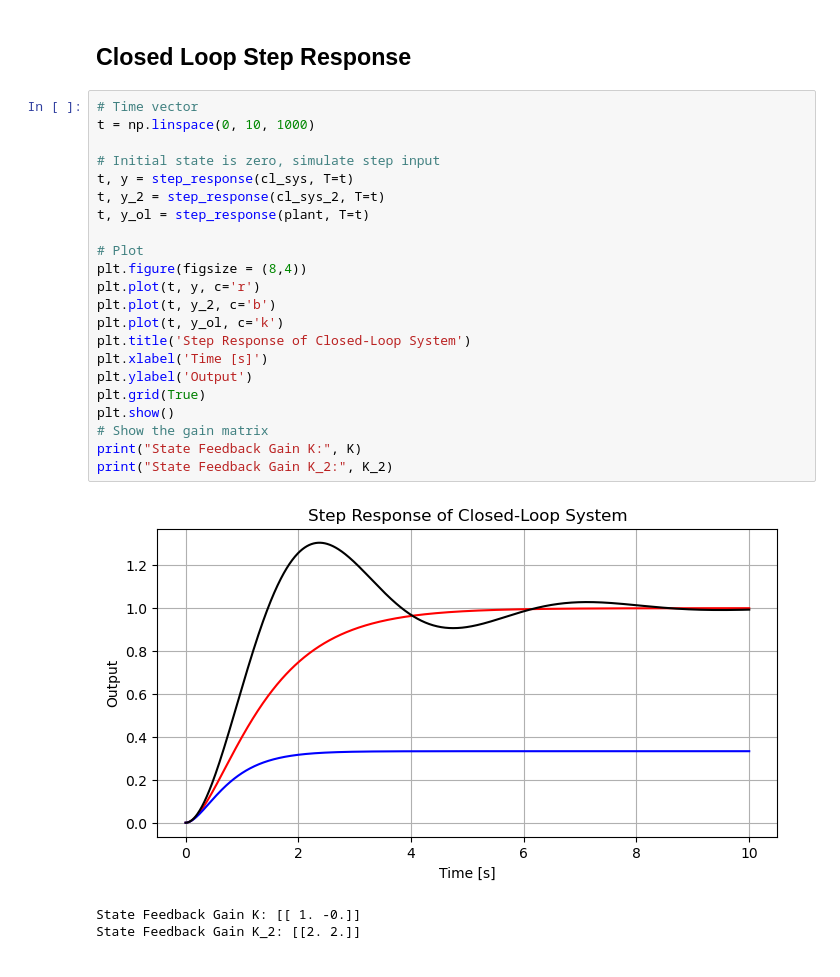
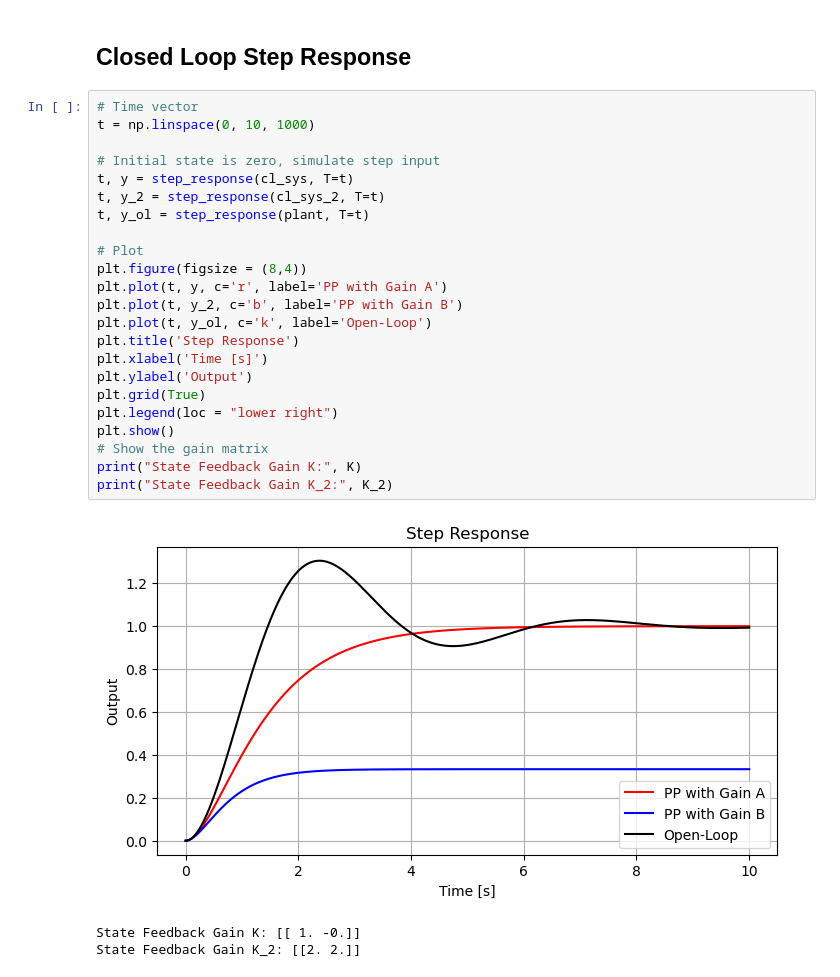
Before and after one commit to guidosassaroli/controlbasics, a Jupyter notebook: Examples/PolePlacement.ipynb, the cells around one changed output. Drawn from its saved outputs; the diff is of its cells as text.

```diff
--- a/Examples/PolePlacement.ipynb
+++ b/Examples/PolePlacement.ipynb
@@ -40,26 +43,27 @@ cl_sys_2 = ss(A_cl_2, B, C, D)
 # %%
 # Time vector
 t = np.linspace(0, 10, 1000)
 
 # Initial state is zero, simulate step input
 t, y = step_response(cl_sys, T=t)
 t, y_2 = step_response(cl_sys_2, T=t)
 t, y_ol = step_response(plant, T=t)
 
 # Plot
 plt.figure(figsize = (8,4))
-plt.plot(t, y, c='r')
-plt.plot(t, y_2, c='b')
-plt.plot(t, y_ol, c='k')
-plt.title('Step Response of Closed-Loop System')
+plt.plot(t, y, c='r', label='PP with Gain A')
+plt.plot(t, y_2, c='b', label='PP with Gain B')
+plt.plot(t, y_ol, c='k', label='Open-Loop')
+plt.title('Step Response')
 plt.xlabel('Time [s]')
 plt.ylabel('Output')
 plt.grid(True)
+plt.legend(loc = "lower right")
 plt.show()
 # Show the gain matrix
 print("State Feedback Gain K:", K)
 print("State Feedback Gain K_2:", K_2)
 # %% [output]
-[figure, old version]
+[figure, new version]
 State Feedback Gain K: [[ 1. -0.]]
 State Feedback Gain K_2: [[2. 2.]]
```
Also changed, not shown: parts of 1 cell of this notebook, 1 other file.
